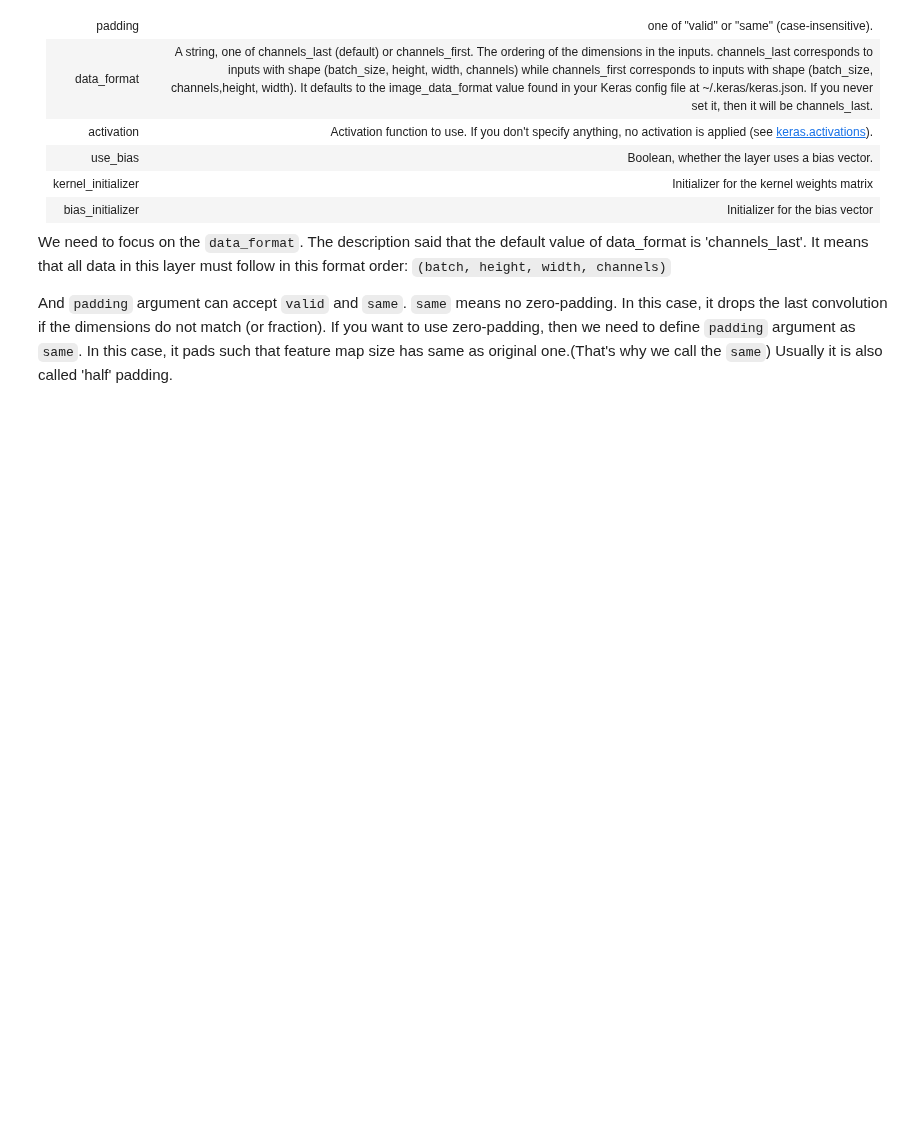
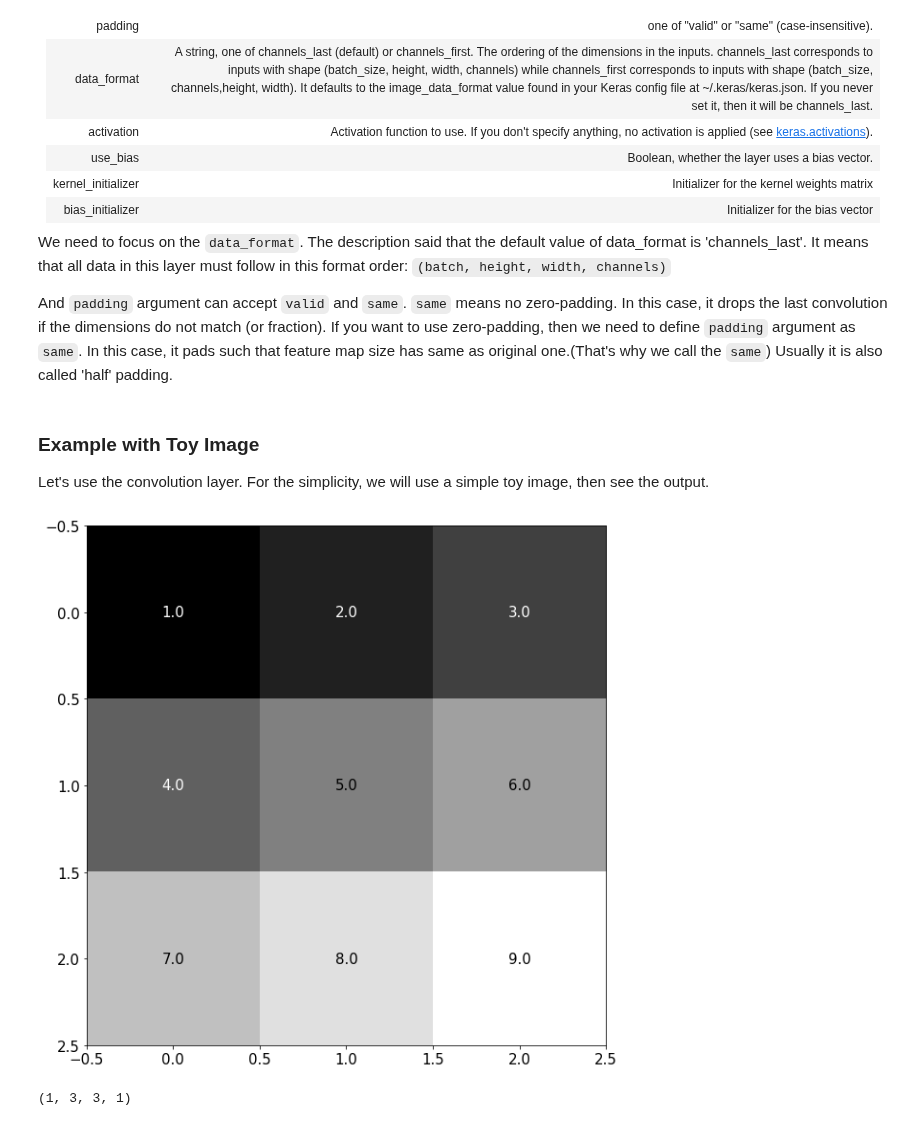
Before and after one commit to goodboychan/goodboychan.github.io, a Jupyter notebook: _notebooks/2020-10-07-01-CNN-Basic.ipynb, the cells around one changed output. Drawn from its saved outputs; the diff is of its cells as text; code cells hidden in the pictures; blank space fills up the shorter version.

```diff
--- a/_notebooks/2020-10-07-01-CNN-Basic.ipynb
+++ b/_notebooks/2020-10-07-01-CNN-Basic.ipynb
@@ -117,3 +117,25 @@ We already covered filters, kernel_size (same as filter_size), strides, and so o
 We need to focus on the `data_format`. The description said that the default value of data_format is 'channels_last'. It means that all data in this layer must follow in this format order: `(batch, height, width, channels)`
 
 And `padding` argument can accept `valid` and `same`. `same` means no zero-padding. In this case, it drops the last convolution if the dimensions do not match (or fraction). If you want to use zero-padding, then we need to define `padding` argument as `same`. In this case, it pads such that feature map size has same as original one.(That's why we call the `same`) Usually it is also called 'half' padding.
+# %% [markdown]
+### Example with Toy Image
+Let's use the convolution layer. For the simplicity, we will use a simple toy image, then see the output.
+# %%
+image = tf.constant([[[[1], [2], [3]],
+                     [[4], [5], [6]],
+                     [[7], [8], [9]]]], dtype=np.float32)
+fig, ax = plt.subplots()
+ax.imshow(image.numpy().reshape(3, 3), cmap='gray')
+
+for (j, i), label in np.ndenumerate(image.numpy().reshape(3, 3)):
+    if label < image.numpy().mean():
+        ax.text(i, j, label, ha='center', va='center', color='white')
+    else:
+        ax.text(i, j, label, ha='center', va='center', color='k')
+plt.show()
+# %% [output]
+[figure, added]
+# %%
+print(image.shape)
+# %% [output]
+(1, 3, 3, 1)
```
Also changed, not shown: parts of 9 cells of this notebook.
